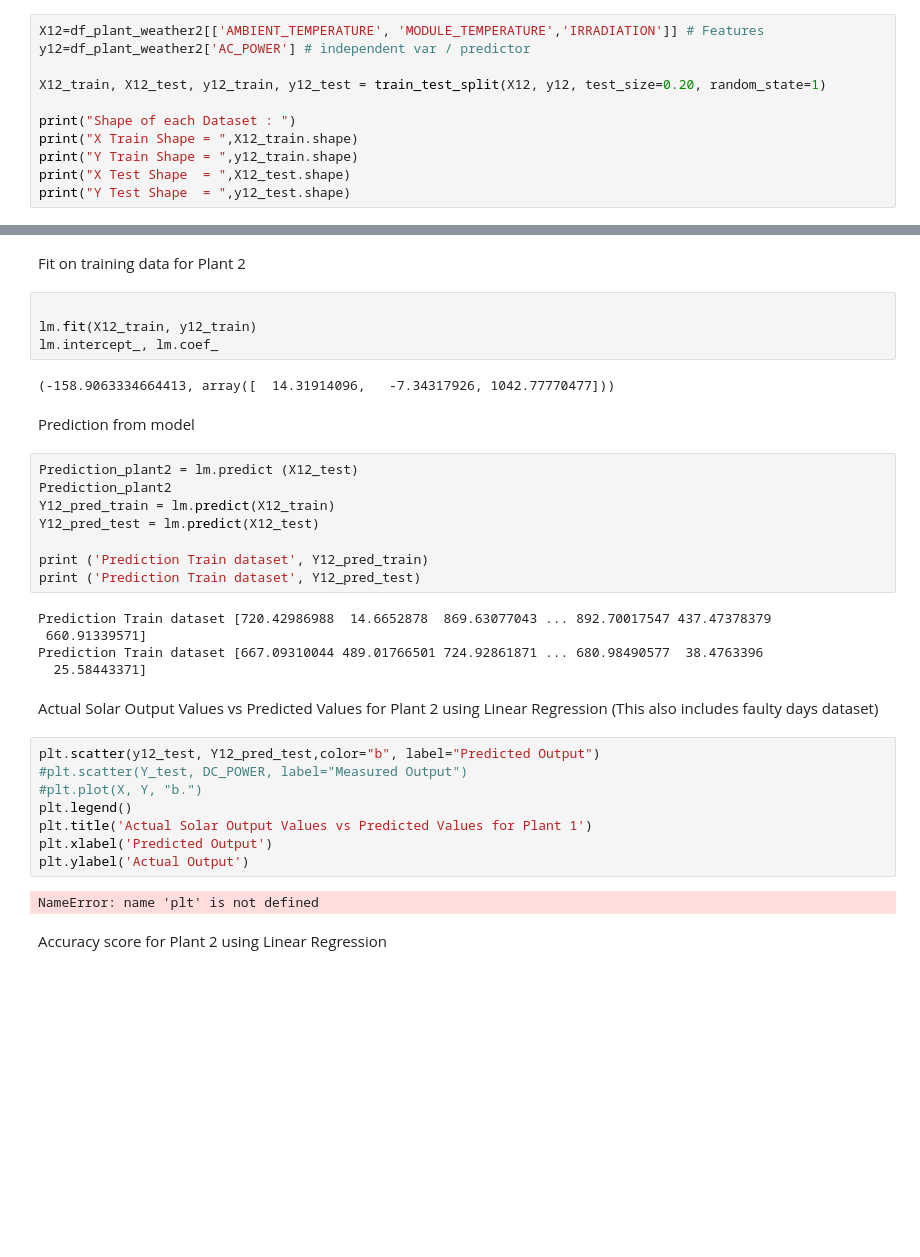
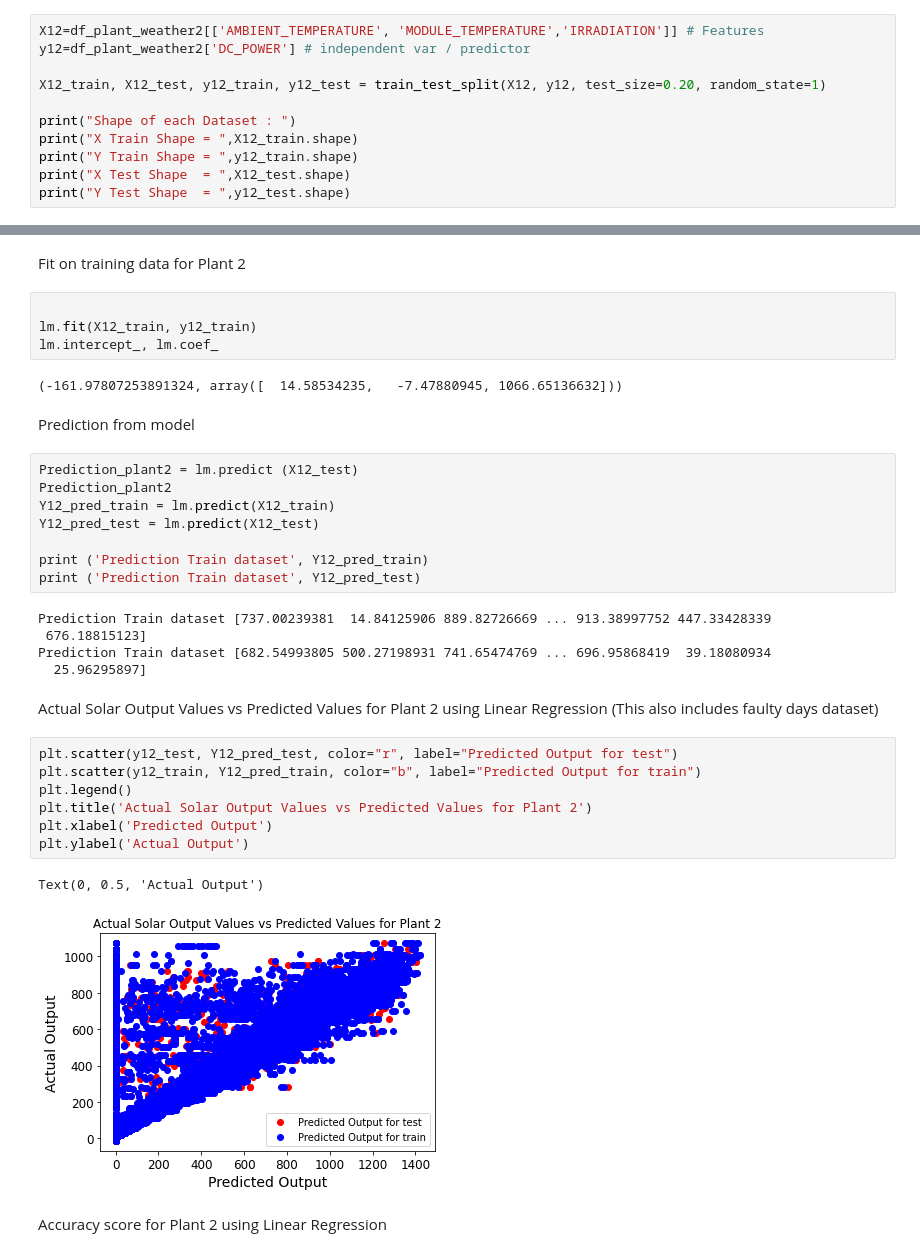
Before and after one commit to YohannesDK/DAT540_Group_11, a Jupyter notebook: DAT540_Group_11.ipynb, the cells around one changed output, grey strips where cells are left out. Saved outputs shown, nothing was run; the diff lists cells and outputs as text; blank space fills up the shorter version.

```diff
--- a/DAT540_Group_11.ipynb
+++ b/DAT540_Group_11.ipynb
@@ -491,7 +502,7 @@ RMSE for test set = 92.88
 ### Model 1 : Linear Regression for Plant 2 dataset
 # %%
 X12=df_plant_weather2[['AMBIENT_TEMPERATURE', 'MODULE_TEMPERATURE','IRRADIATION']] # Features
-y12=df_plant_weather2['AC_POWER'] # independent var / predictor
+y12=df_plant_weather2['DC_POWER'] # independent var / predictor
 
 X12_train, X12_test, y12_train, y12_test = train_test_split(X12, y12, test_size=0.20, random_state=1)
 
@@ -515,7 +526,7 @@ Fit on training data for Plant 2
 lm.fit(X12_train, y12_train)
 lm.intercept_, lm.coef_
 # %% [output]
-(-158.9063334664413, array([  14.31914096,   -7.34317926, 1042.77770477]))
+(-161.97807253891324, array([  14.58534235,   -7.47880945, 1066.65136632]))
 # %% [markdown]
 Prediction from model
 # %%
@@ -527,22 +538,22 @@ Y12_pred_test = lm.predict(X12_test)
 print ('Prediction Train dataset', Y12_pred_train)
 print ('Prediction Train dataset', Y12_pred_test)
 # %% [output]
-Prediction Train dataset [720.42986988  14.6652878  869.63077043 ... 892.70017547 437.47378379
- 660.91339571]
-Prediction Train dataset [667.09310044 489.01766501 724.92861871 ... 680.98490577  38.4763396
-  25.58443371]
+Prediction Train dataset [737.00239381  14.84125906 889.82726669 ... 913.38997752 447.33428339
+ 676.18815123]
+Prediction Train dataset [682.54993805 500.27198931 741.65474769 ... 696.95868419  39.18080934
+  25.96295897]
 # %% [markdown]
 Actual Solar Output Values vs Predicted Values for Plant 2 using Linear Regression (This also includes faulty days dataset)
 # %%
-plt.scatter(y12_test, Y12_pred_test,color="b", label="Predicted Output")
-#plt.scatter(Y_test, DC_POWER, label="Measured Output")
-#plt.plot(X, Y, "b.")
+plt.scatter(y12_test, Y12_pred_test, color="r", label="Predicted Output for test")
+plt.scatter(y12_train, Y12_pred_train, color="b", label="Predicted Output for train")
 plt.legend()
-plt.title('Actual Solar Output Values vs Predicted Values for Plant 1')
+plt.title('Actual Solar Output Values vs Predicted Values for Plant 2')
 plt.xlabel('Predicted Output')
 plt.ylabel('Actual Output')
 # %% [output]
-NameError: name 'plt' is not defined
+Text(0, 0.5, 'Actual Output')
+[figure, added]
 # %% [markdown]
 Accuracy score for Plant 2 using Linear Regression
 # %%
```
Also changed, not shown: parts of 17 cells of this notebook.
